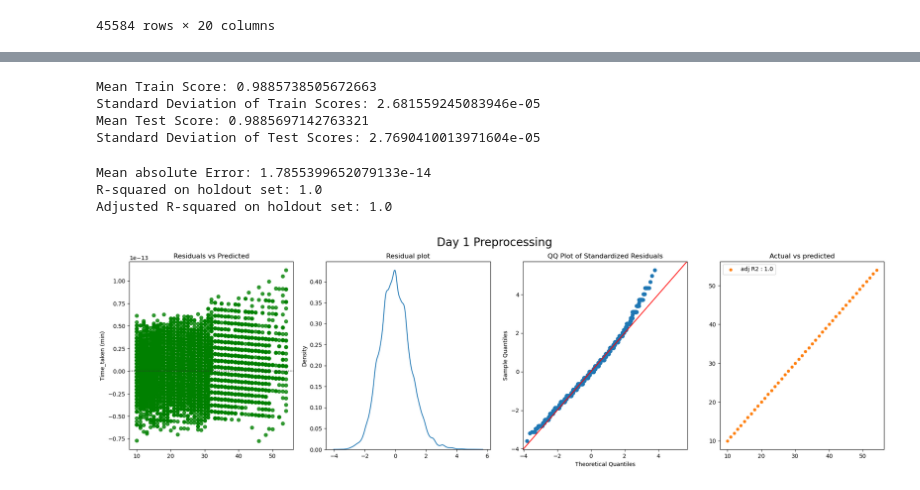
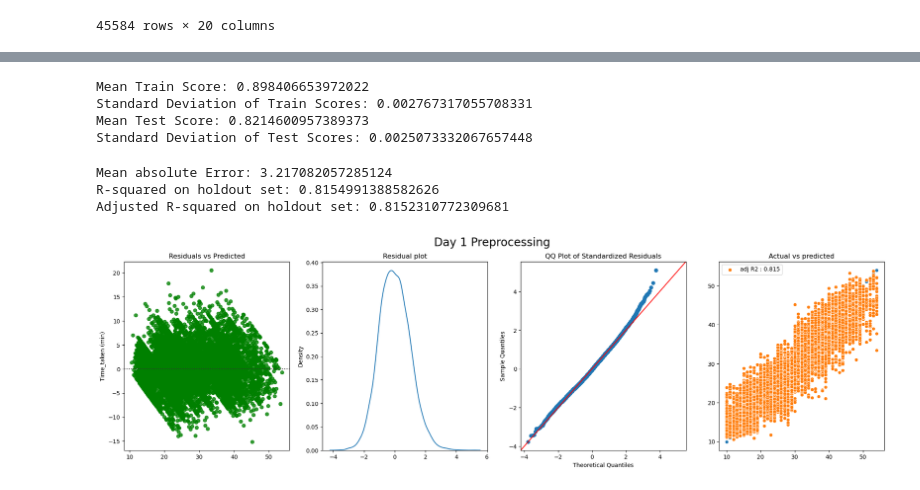
Before and after one commit to Ravikumarchavva/Zomato_deliverytime_prediction, a Jupyter notebook: zomato_raw_model.ipynb, the cells around one changed output, grey strips where cells are left out. Drawn from its saved outputs; the diff is of its cells as text; code cells hidden in the pictures.

```diff
--- a/zomato_raw_model.ipynb
+++ b/zomato_raw_model.ipynb
@@ -95,5 +97,3 @@ def haversine(lat1, lon1, lat2, lon2):
 df['Distance_km'] = df.apply(lambda row: haversine(row['Restaurant_latitude'], row['Restaurant_longitude'],
                                                    row['Delivery_location_latitude'], row['Delivery_location_longitude']), axis=1)
-# %%
-df = df.drop(["Restaurant_latitude", "Restaurant_longitude", "Delivery_location_latitude", "Delivery_location_longitude"],axis=1)
 # %%
@@ -156,3 +161,3 @@ num_cols.remove("Time_Order_picked_in_minutes")
 # %%
-cat_cols = [col for col in train_data.drop(["ID"],axis=1).columns if df[col].dtype == 'object']
-num_cols = [col for col in train_data.drop(['Time_Differece_in_minutes'],axis=1).columns if df[col].dtype in ['int64', 'float64']]
+cat_cols = [col for col in train_data.drop("ID",axis=1).columns if df[col].dtype == 'object']
+num_cols = [col for col in train_data.drop("Time_taken (min)",axis=1).columns if df[col].dtype in ['int64', 'float64']]
@@ -201,7 +198,12 @@ from sklearn.compose import ColumnTransformer
 from sklearn.linear_model import LinearRegression,Ridge,Lasso
 from sklearn.tree import DecisionTreeRegressor
 from sklearn.preprocessing import OneHotEncoder,StandardScaler
+from catboost import CatBoostRegressor
 from sklearn.impute import SimpleImputer
+from xgboost import XGBRegressor
+from sklearn.model_selection import GridSearchCV
+
+
 
 num_transformer = Pipeline(steps=[
     ('imputer', SimpleImputer(strategy='mean')),
@@ -212,12 +214,13 @@ imputer = ColumnTransformer(transformers=[
     ('cat', OneHotEncoder(handle_unknown='infrequent_if_exist',drop='first'), cat_cols),
     ('num', num_transformer, num_cols)
 ],remainder="passthrough")
-pipe = Pipeline(steps=[
+pipe1 = Pipeline(steps=[
     ('imputer', imputer),
-    ("lr",LinearRegression())
+    ("r",CatBoostRegressor(verbose=True, iterations=190, eval_fraction=0.2))
 ])
-pipe2= Pipeline(steps=[
-    ('imputer', imputer),
-    ('Lasso', Lasso(alpha=1.0))
+
+
+pipe2 = Pipeline(steps=[
+    ('imputer', imputer),  # assuming imputer is already defined
+    ('xgb', XGBRegressor(n_estimators=20, max_depth=9, verbosity=1))  # Use verbosity instead of verbose
 ])
-pipe2
@@ -276,57 +229,59 @@ from sklearn.model_selection import cross_validate,cross_val_predict
 from sklearn.model_selection import RepeatedKFold
 from sklearn.metrics import mean_absolute_error,r2_score
 import statsmodels.api as sm
+train_data.columns = train_data.columns.str.strip()
+test_data.columns = test_data.columns.str.strip()
 
-X_train=train_data.drop(["ID", "Time_Differece_in_minutes"],axis=1)
-y_train=train_data["Time_taken (min)"]
-X_test=test_data.drop(["ID", "Time_Differece_in_minutes"],axis=1)
-y_test=test_data["Time_taken (min)"]
-
-rkf=RepeatedKFold(n_splits=10,random_state=42)
-cv_results = cross_validate(pipe2, X_train,y_train, cv=rkf, scoring='r2',return_train_score=True)
-print(f'Mean Train Score: {cv_results["train_score"].mean()}')
-print(f'Standard Deviation of Train Scores: {cv_results["train_score"].std()}')
-print(f'Mean Test Score: {cv_results["test_score"].mean()}')
-print(f'Standard Deviation of Test Scores: {cv_results["test_score"].std()}')
+X_train=train_data.drop(["ID","Time_taken (min)"],axis=1)
+y_train=train_data['Time_taken (min)']
+X_test=test_data.drop(["ID","Time_taken (min)"],axis=1)
+y_test=test_data['Time_taken (min)']
-# %% [output]
-Mean Train Score: 0.9885738505672663
-Standard Deviation of Train Scores: 2.681559245083946e-05
-Mean Test Score: 0.9885697142763321
-Standard Deviation of Test Scores: 2.7690410013971604e-05
+# %%
+rkf=RepeatedKFold(n_splits=3,random_state=42)
+cv_results = cross_validate(pipe2, X_train,y_train, cv=rkf, scoring='r2',return_train_score=True)
+print(f'Mean Train Score: {cv_results["train_score"].mean()}')
+print(f'Standard Deviation of Train Scores: {cv_results["train_score"].std()}')
+print(f'Mean Test Score: {cv_results["test_score"].mean()}')
+print(f'Standard Deviation of Test Scores: {cv_results["test_score"].std()}')
+# %% [output]
+Mean Train Score: 0.898406653972022
+Standard Deviation of Train Scores: 0.002767317055708331
+Mean Test Score: 0.8214600957389373
+Standard Deviation of Test Scores: 0.0025073332067657448
 # %%
 sc=StandardScaler()
-predictions = cross_val_predict(pipe, X_test, y_test)
+predictions = cross_val_predict(pipe2, X_test, y_test)
 residuals = y_test - predictions
 std_residuals = sc.fit_transform(residuals.values.reshape(-1, 1))
 std_residuals = std_residuals.flatten()
 mae = mean_absolute_error(y_test, predictions)
 r2 = r2_score(y_true=y_test,y_pred= predictions)
 n,p = X_test.shape
 adjusted_r2 = 1 - (1 - r2) * (n - 1) / (n - p - 1)
 
 print(f'Mean absolute Error: {mae}')
 print(f'R-squared on holdout set: {r2}')
 print(f'Adjusted R-squared on holdout set: {adjusted_r2}')
 
 fig,[ax1,ax2,ax3,ax4] = plt.subplots(ncols=4,figsize=(24,6))
 sns.residplot(x=predictions, y=residuals, color='g',ax=ax1)
 plt.xlabel('Predicted')
 plt.ylabel('Residuals')
 ax1.set_title('Residuals vs Predicted')
 sns.kdeplot(std_residuals,ax=ax2)
 ax2.set_title("Residual plot")
 # QQ plot
 sm.qqplot(std_residuals, line='45', ax=ax3)
 ax3.set_title('QQ Plot of Standardized Residuals')
 sns.scatterplot(x=y_test,y=y_test,ax=ax4)
 sns.scatterplot(x=y_test,y=predictions,ax=ax4,label=f"adj R2 : {adjusted_r2.round(3)}")
 ax4.set_title("Actual vs predicted")
 ax4.set_xlabel("")
 ax4.set_ylabel("")
 plt.suptitle("Day 1 Preprocessing",fontsize=20)
 plt.show()
 # %% [output]
-Mean absolute Error: 1.7855399652079133e-14
-R-squared on holdout set: 1.0
-Adjusted R-squared on holdout set: 1.0
+Mean absolute Error: 3.217082057285124
+R-squared on holdout set: 0.8154991388582626
+Adjusted R-squared on holdout set: 0.8152310772309681
-[figure, old version]
+[figure, new version]
```
Also changed, not shown: parts of 26 cells of this notebook.
